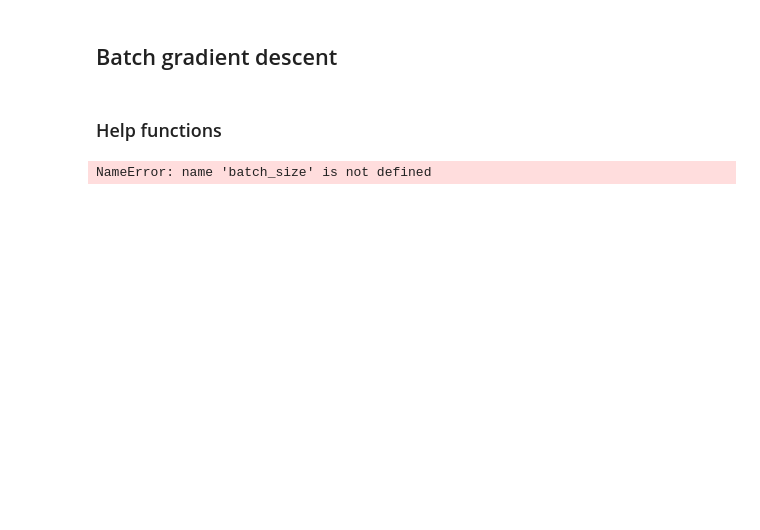
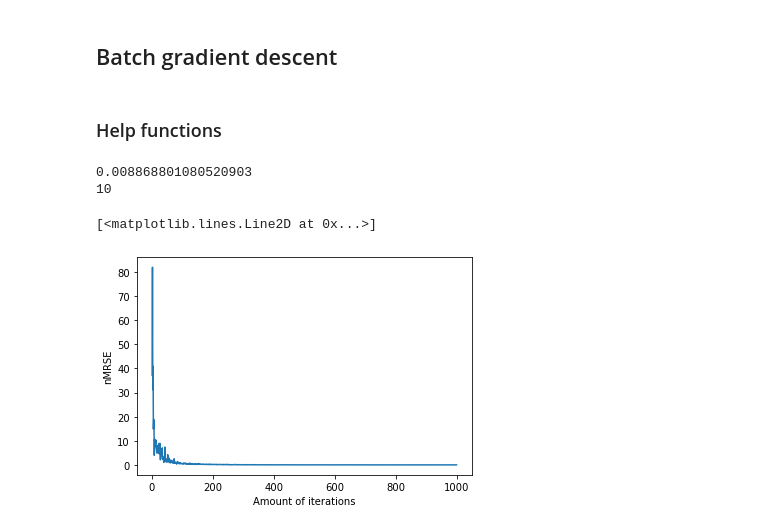
Before and after one commit to DubKoldun/university-courses, a Jupyter notebook: MachineLearning/LinearRegression/LinearRegression.ipynb, the cells around one changed output. Saved outputs shown, nothing was run; the diff lists cells and outputs as text; code cells hidden in the pictures; blank space fills up the shorter version.

```diff
--- a/MachineLearning/LinearRegression/LinearRegression.ipynb
+++ b/MachineLearning/LinearRegression/LinearRegression.ipynb
@@ -125,32 +147,67 @@ plt.plot(lmbds, errs)
 # %%
 # loss function
 def sq(x, w, y):
-    return (sum(x * w) - y) ** 2 / 2
+    return (np.dot(x, w) - y) ** 2 / 2
 
 def dif_sq(x, w, y):
-    return sum(x * w) - y
+    return np.dot((np.dot(x, w) - y), x)
 
 def empirical_risk(w, func, start, k):
-    return sum([func(train[i], w, y_ans_train[i]) for i in range(start, start + k + 1)])
+    return 1 / k * sum([func(train[i], w, y_ans_train[i]) for i in range(start, start + k + 1)])
 # %%
 import random as rnd
 
 amount = 1000
-batch_size = train.shape[1]
+batch_size = 1
+loss = []
 
-def bgd(amount, batch_size, h = 2):
+def bgd(amount, batch_size = train.shape[1] // 5, h = 1, lmbd2 = 1):
+    lmbd = 1 / 3
     start = rnd.randint(0, len(train) - batch_size - 1)
-    weights = [rnd.uniform(-1/(2 * train.shape[1]), 1/(2 * train.shape[1])) for i in range(train.shape[1])]
-    assessment = empirical_risk(weights, dif_sq, start, batch_size )
 
+    weights = np.array([rnd.uniform(-1/(2 * train.shape[1]), 1/(2 * train.shape[1])) for i in range(train.shape[1])])
+    assessment = empirical_risk(weights, dif_sq, start, batch_size) + lmbd2 * np.sign(weights)
 
     for i in range(1, amount):
-        weights -= h / i * empirical_risk(weights, dif_sq, rnd.randint(0, len(train) - batch_size - 1), batch_size)
-        assessment = (1 - lmd)*assessment + lmd *
+        start = rnd.randint(0, len(train) - batch_size - 1)
+        weights -= h / i * assessment
+        assessment = (1 - lmbd) * assessment + lmbd * (empirical_risk(weights, dif_sq, start, batch_size) + lmbd2 * np.sign(weights))
 
+    return weights
 
-bgd(amount, batch_size)
+y_pred = np.dot(train, bgd(amount, batch_size))
+print(nmrse(y_pred, y_ans_train))
+
+def find_best_reg():
+    regs = []
+    scores = []
+    for lmbd in range(0,100):
+        regs.append(lmbd)
+        y_pred = np.dot(test, bgd(amount, batch_size, lmbd2 = lmbd))
+        scores.append(nmrse(y_pred, y_ans_test))
+    return regs[scores.index(min(scores))]
+
+best_reg = find_best_reg()
+print(best_reg)
+# %% [output]
+0.008868801080520903
+10
-# %%
-rnd.randint(len(train) - batch_size)
-# %% [output]
-NameError: name 'batch_size' is not defined
+# %%
+amounts = []
+answs = []
+
+def calculate_errs():
+    for i in range(2,1000):
+        amounts.append(i)
+        y_pred = np.dot(test, bgd(i, lmbd2 = best_reg))
+        answs.append(nmrse(y_pred, y_ans_test))
+
+calculate_errs()
+
+plt.xlabel("Amount of iterations")
+plt.ylabel("nMRSE")
+
+plt.plot(amounts, answs)
+# %% [output]
+[<matplotlib.lines.Line2D at 0x...>]
+[figure, added]
```
Also changed, not shown: parts of 4 cells of this notebook.
